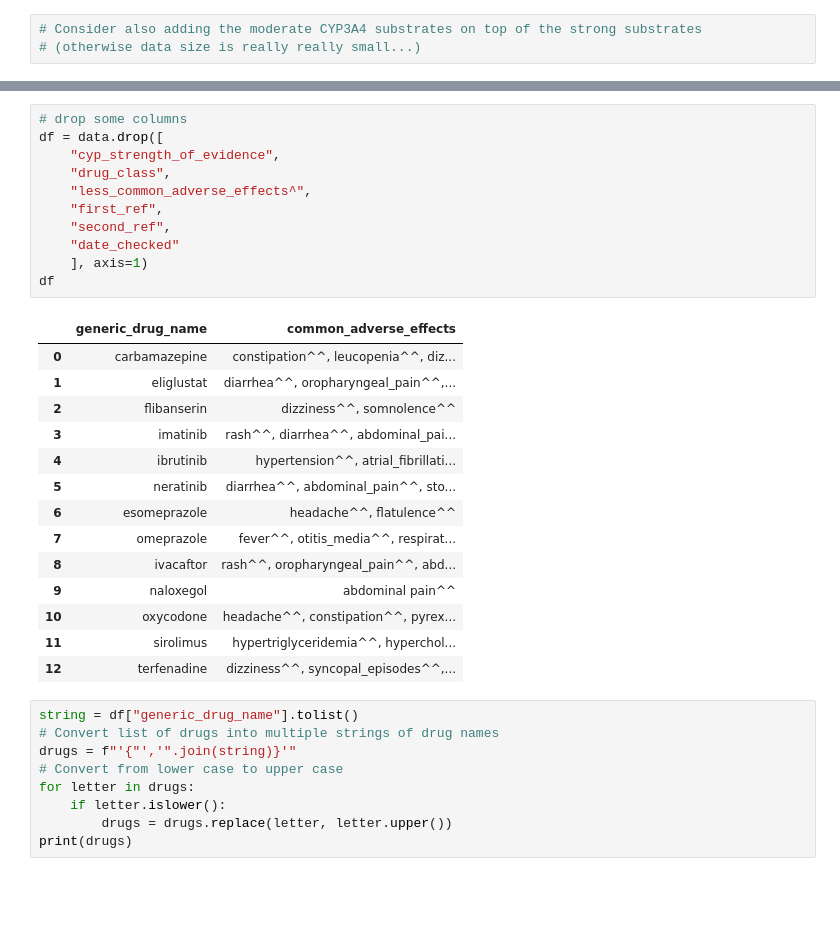
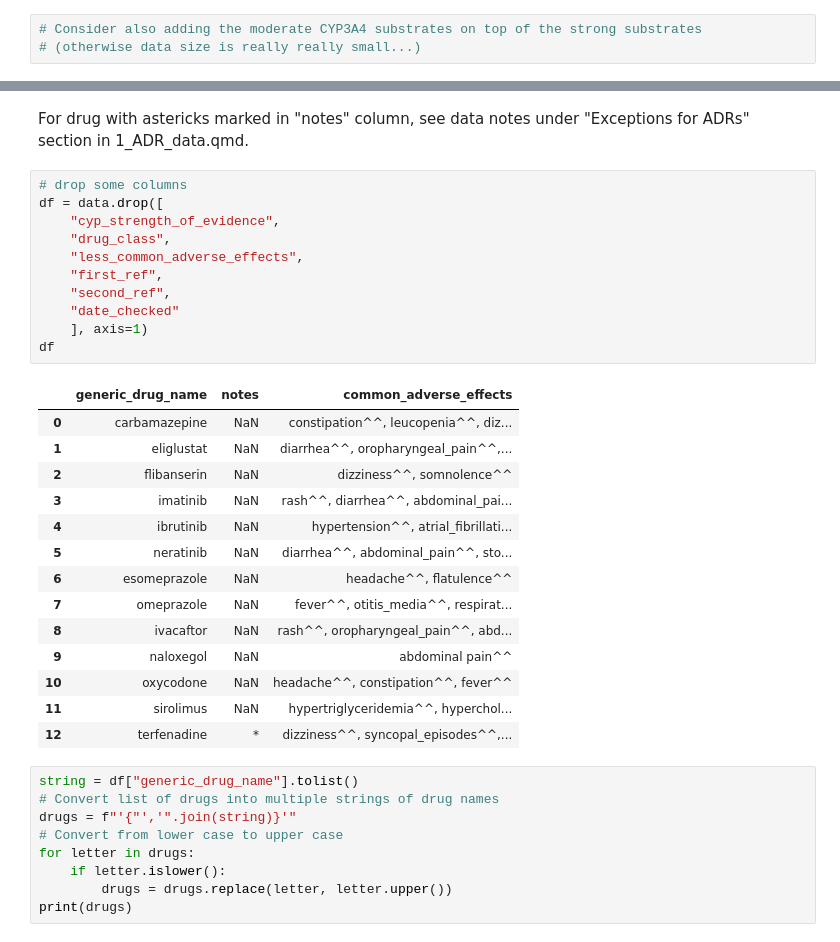
Before and after one commit to jhylin/Adverse_drug_reactions, a Jupyter notebook: ADR_test.ipynb, the cells around one changed output, grey strips where cells are left out. Drawn from its saved outputs; the diff is of its cells as text; blank space fills up the shorter version.

Commit message:
Added data, extra notes col and notes

```diff
--- a/ADR_test.ipynb
+++ b/ADR_test.ipynb
@@ -27,29 +27,31 @@ data
+# %% [markdown]
+For drug with astericks marked in "notes" column, see data notes under "Exceptions for ADRs" section in 1_ADR_data.qmd.
 # %%
 # drop some columns
 df = data.drop([
     "cyp_strength_of_evidence",
     "drug_class",
-    "less_common_adverse_effects^",
+    "less_common_adverse_effects",
     "first_ref",
     "second_ref",
     "date_checked"
     ], axis=1)
 df
 # %% [output]
-|  | generic_drug_name | common_adverse_effects |
-| 0 | carbamazepine | constipation^^, leucopenia^^, diz... |
-| 1 | eliglustat | diarrhea^^, oropharyngeal_pain^^,... |
-| 2 | flibanserin | dizziness^^, somnolence^^ |
-| 3 | imatinib | rash^^, diarrhea^^, abdominal_pai... |
-| 4 | ibrutinib | hypertension^^, atrial_fibrillati... |
-| 5 | neratinib | diarrhea^^, abdominal_pain^^, sto... |
-| 6 | esomeprazole | headache^^, flatulence^^ |
-| 7 | omeprazole | fever^^, otitis_media^^, respirat... |
-| 8 | ivacaftor | rash^^, oropharyngeal_pain^^, abd... |
-| 9 | naloxegol | abdominal pain^^ |
-| 10 | oxycodone | headache^^, constipation^^, pyrex... |
-| 11 | sirolimus | hypertriglyceridemia^^, hyperchol... |
-| 12 | terfenadine | dizziness^^, syncopal_episodes^^,... |
+|  | generic_drug_name | notes | common_adverse_effects |
+| 0 | carbamazepine | NaN | constipation^^, leucopenia^^, diz... |
+| 1 | eliglustat | NaN | diarrhea^^, oropharyngeal_pain^^,... |
+| 2 | flibanserin | NaN | dizziness^^, somnolence^^ |
+| 3 | imatinib | NaN | rash^^, diarrhea^^, abdominal_pai... |
+| 4 | ibrutinib | NaN | hypertension^^, atrial_fibrillati... |
+| 5 | neratinib | NaN | diarrhea^^, abdominal_pain^^, sto... |
+| 6 | esomeprazole | NaN | headache^^, flatulence^^ |
+| 7 | omeprazole | NaN | fever^^, otitis_media^^, respirat... |
+| 8 | ivacaftor | NaN | rash^^, oropharyngeal_pain^^, abd... |
+| 9 | naloxegol | NaN | abdominal pain^^ |
+| 10 | oxycodone | NaN | headache^^, constipation^^, fever^^ |
+| 11 | sirolimus | NaN | hypertriglyceridemia^^, hyperchol... |
+| 12 | terfenadine | * | dizziness^^, syncopal_episodes^^,... |
 # %%
 string = df["generic_drug_name"].tolist()
 # Convert list of drugs into multiple strings of drug names
```
Also changed, not shown: parts of 6 cells of this notebook, 3 other files.
